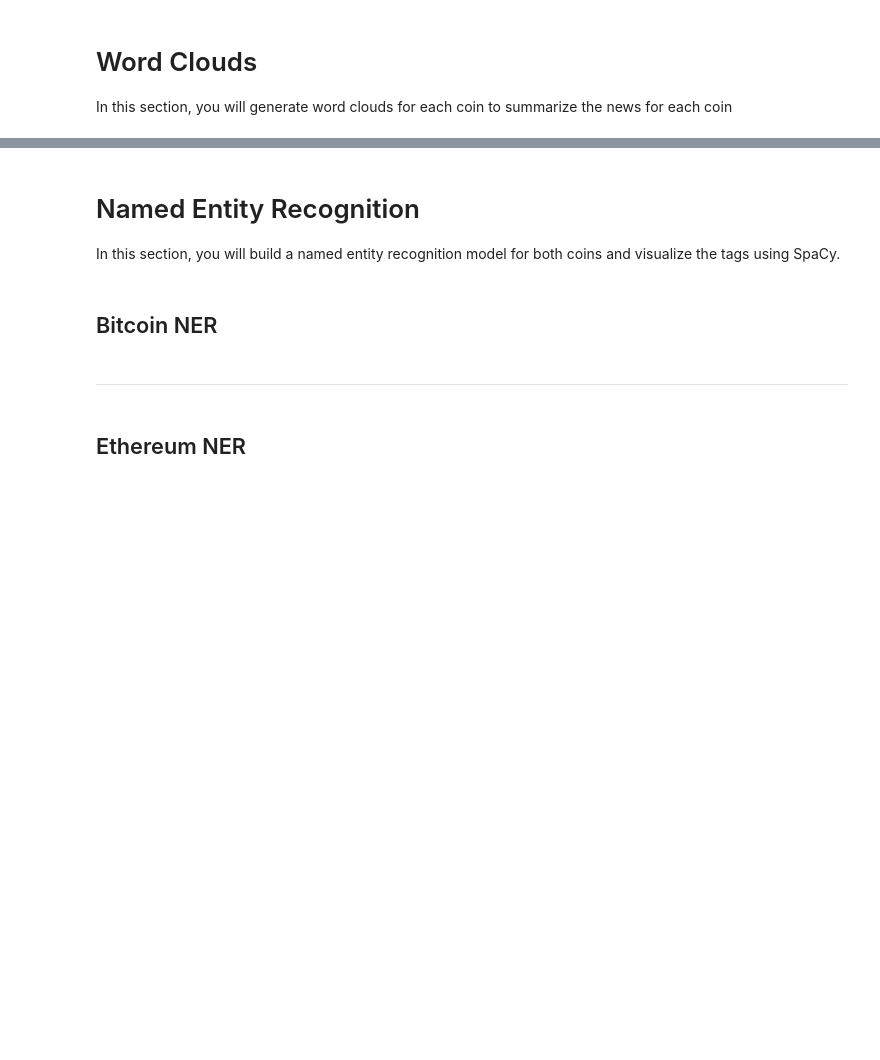
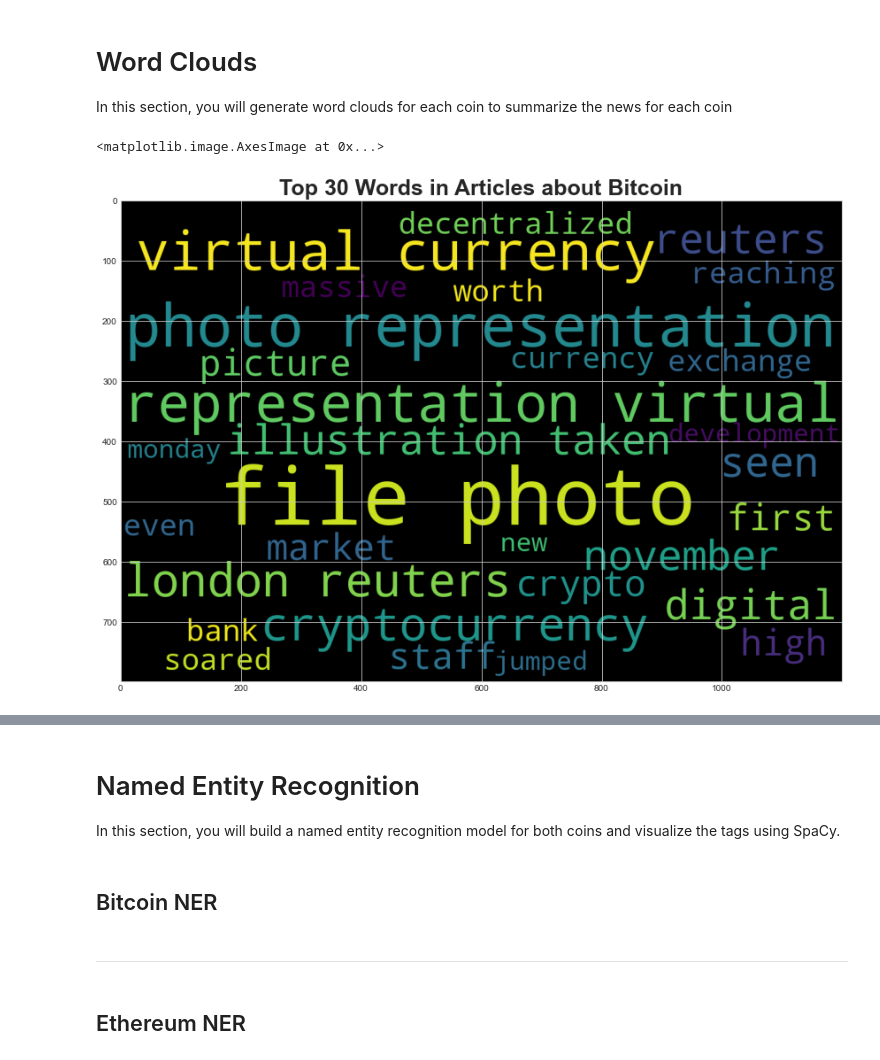
Before and after one commit to drg-developer-2-GWFinTech-Homeworks/homework-unit12-nlp, a Jupyter notebook: crypto_sentiment.ipynb, the cells around one changed output, grey strips where cells are left out. Drawn from its saved outputs; the diff is of its cells as text; code cells hidden in the pictures; blank space fills up the shorter version.

Commit message:
Coded to word cloud; added stop words from top10.

```diff
--- a/crypto_sentiment.ipynb
+++ b/crypto_sentiment.ipynb
@@ -297,7 +297,7 @@ import re
 # %%
 # Expand the default stopwords list if necessary
 english_stopwords = set(stopwords.words('english'))
-custom_stopwords = set(['said', 'sent', 'found', 'including', 'today', 'announced', 'week', 'basically', 'also', ',', 'weekly', 'bitcoin', 'ethereum', 'following'])
+custom_stopwords = set(['said', 'sent', 'found', 'including', 'today', 'announced', 'week', 'basically', 'also', ',', 'weekly', 'bitcoin', 'ethereum', 'following', 'char', 'ha' ])
 
 full_stopwords = english_stopwords.union(custom_stopwords)
 # %%
@@ -312,7 +312,7 @@ print(re.match("[" + punctuation + "]+", word) is not None)
 True
 # %%
 # Complete the tokenizer function
-regex_punctuation_match_str = "[" + punctuation + "]+"
+regex_punctuation_match_str = ".*[" + punctuation + "]+.*"
 lemmatizer = WordNetLemmatizer()
 
 def tokenizer(text):
@@ -350,0 +350,11 @@ SyntaxError: invalid syntax (<ipython-input-141-5cc874529768>, line 6)
+# %%
+# Create a new tokens column for bitcoin
+# bitcoin_df["tokens"] = []
+# tokenizer(bitcoin_df["text"])
+
+bitcoin_df_tokens = []
+for text in bitcoin_df["text"].values:
+    bitcoin_df_tokens.append(tokenizer(text))
+
+bitcoin_df["tokens"] = bitcoin_df_tokens
+bitcoin_df.head()
@@ -374,3 +440,13 @@ from nltk import ngrams
 def token_count(tokens, N=10):
     """Returns the top N tokens from the frequency count"""
     return Counter(tokens).most_common(N)
+# %%
+# Get the top 10 words for Bitcoin
+all_words_bitcoin = []
+for token in bitcoin_df.tokens:
+    all_words_bitcoin += token
+
+token_count(all_words_bitcoin, 10)
+
+# bitcoin_df["tokens"].values
+# token_count(bitcoin_df["tokens"].values, 10)
@@ -398,0 +497,10 @@ mpl.rcParams['figure.figsize'] = [20.0, 10.0]
+# %%
+# Generate the Bitcoin word cloud
+all_words_bitcoin_str = ' '.join(all_words_bitcoin)
+num_bitcoin_words = 30
+wc = WordCloud(width=1200, height=800, max_words=num_bitcoin_words).generate(all_words_bitcoin_str)
+plt.title(f"Top {num_bitcoin_words} Words in Articles about Bitcoin", fontsize=25, fontweight="bold")
+plt.imshow(wc)
+# %% [output]
+<matplotlib.image.AxesImage at 0x...>
+[figure, added]
```
Also changed, not shown: parts of 18 cells of this notebook.
